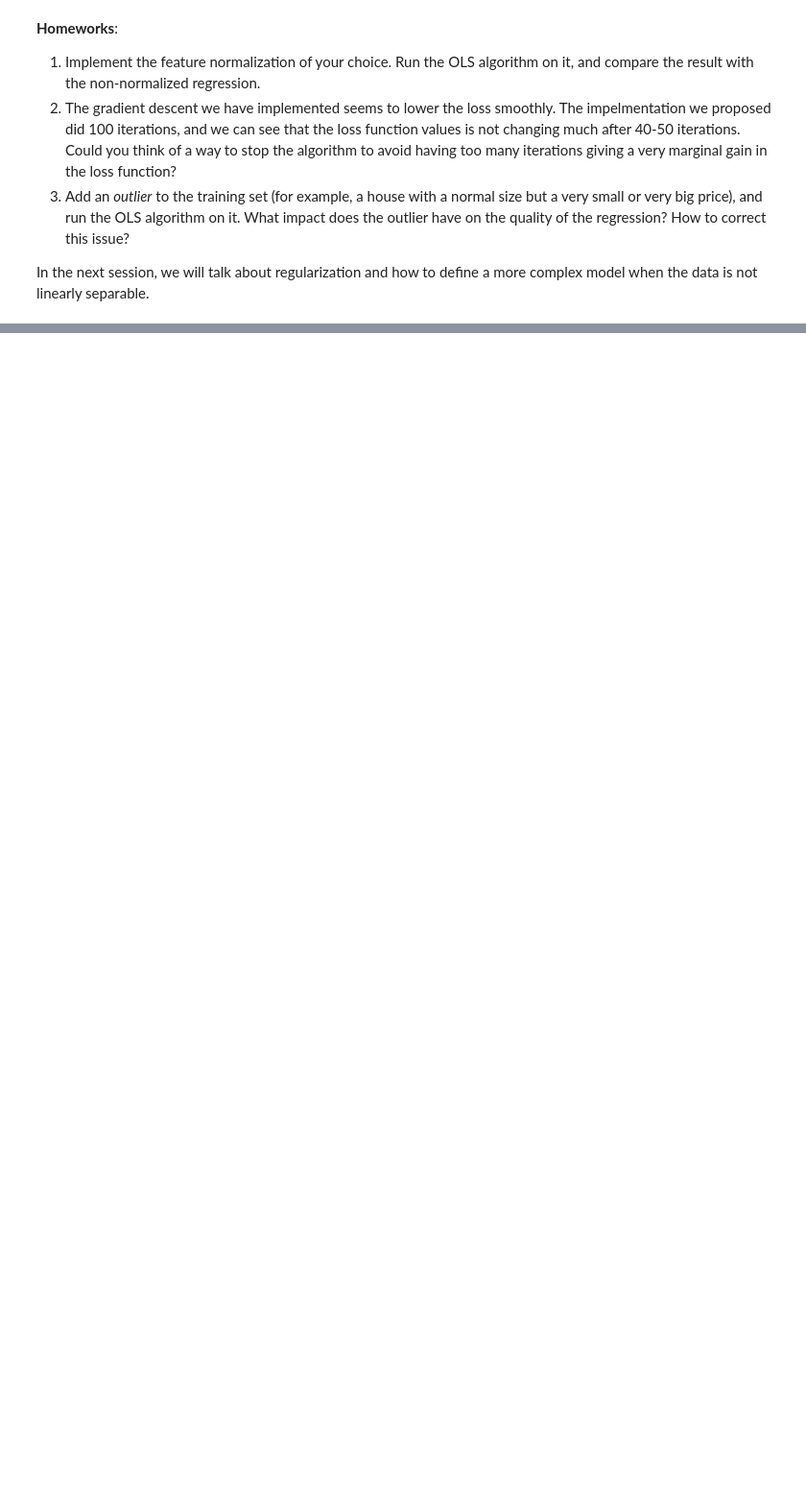
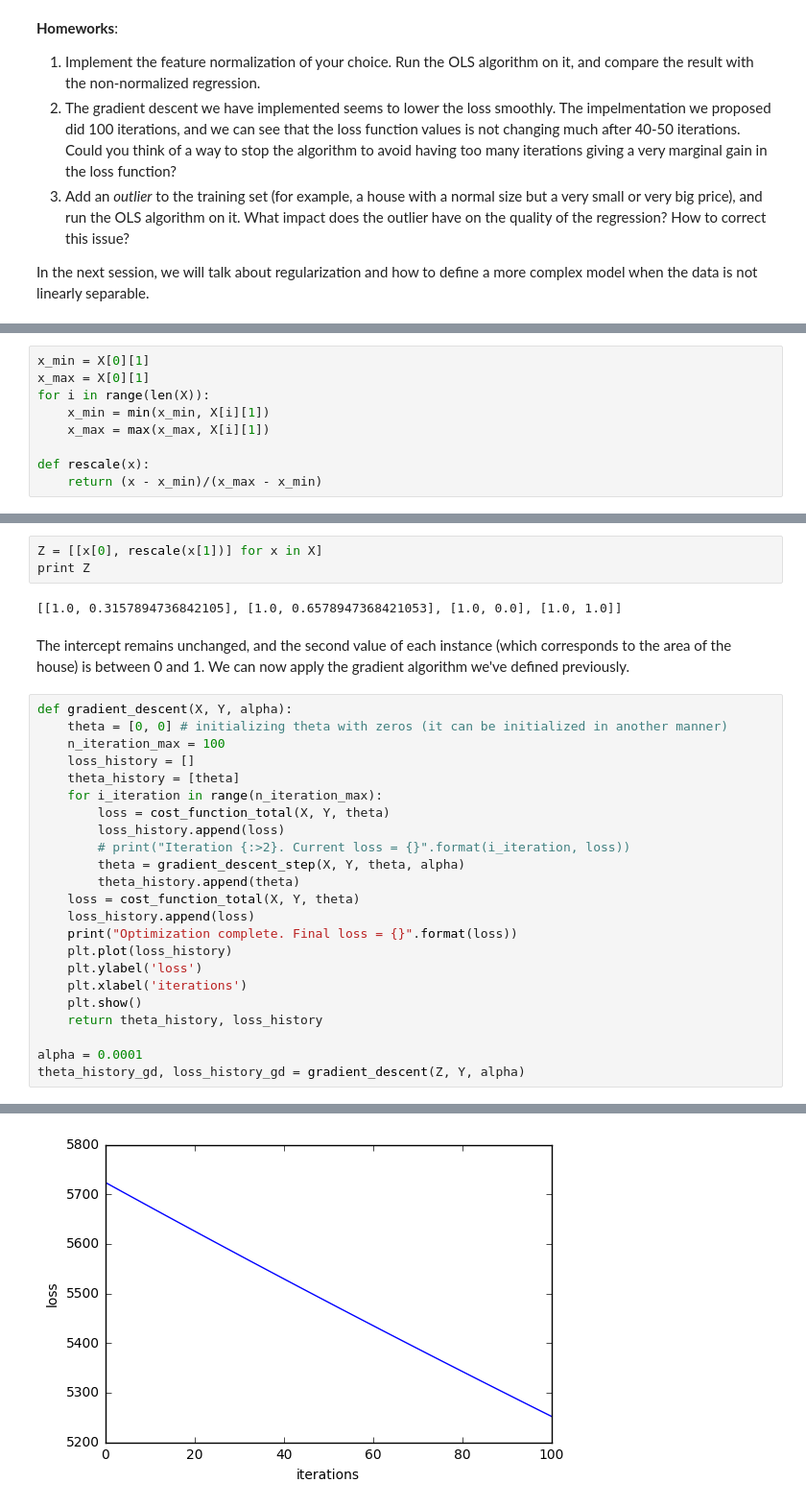
Before and after one commit to azubiolo/lectures, a Jupyter notebook: ml_from_scratch/4_least-squares_continued/least-squares.ipynb, the cells around one changed output, grey strips where cells are left out. Shown at 96% size. Saved outputs shown, nothing was run; the diff lists cells and outputs as text; blank space fills up the shorter version.

```diff
--- a/ml_from_scratch/4_least-squares_continued/least-squares.ipynb
+++ b/ml_from_scratch/4_least-squares_continued/least-squares.ipynb
@@ -382,0 +389,9 @@ In the next session, we will talk about regularization and how to define a more
+# %%
+x_min = X[0][1]
+x_max = X[0][1]
+for i in range(len(X)):
+    x_min = min(x_min, X[i][1])
+    x_max = max(x_max, X[i][1])
+
+def rescale(x):
+    return (x - x_min)/(x_max - x_min)
@@ -382,0 +402,31 @@ In the next session, we will talk about regularization and how to define a more
+# %%
+Z = [[x[0], rescale(x[1])] for x in X]
+print Z
+# %% [output]
+[[1.0, 0.3157894736842105], [1.0, 0.6578947368421053], [1.0, 0.0], [1.0, 1.0]]
+# %% [markdown]
+The intercept remains unchanged, and the second value of each instance (which corresponds to the area of the house) is between 0 and 1. We can now apply the gradient algorithm we've defined previously.
+# %%
+def gradient_descent(X, Y, alpha):
+    theta = [0, 0] # initializing theta with zeros (it can be initialized in another manner)
+    n_iteration_max = 100
+    loss_history = []
+    theta_history = [theta]
+    for i_iteration in range(n_iteration_max):
+        loss = cost_function_total(X, Y, theta)
+        loss_history.append(loss)
+        # print("Iteration {:>2}. Current loss = {}".format(i_iteration, loss))
+        theta = gradient_descent_step(X, Y, theta, alpha)
+        theta_history.append(theta)
+    loss = cost_function_total(X, Y, theta)
+    loss_history.append(loss)
+    print("Optimization complete. Final loss = {}".format(loss))
+    plt.plot(loss_history)
+    plt.ylabel('loss')
+    plt.xlabel('iterations')
+    plt.show()
+    return theta_history, loss_history
+
+alpha = 0.0001
+theta_history_gd, loss_history_gd = gradient_descent(Z, Y, alpha)
+# %% [output]
@@ -382,0 +434 @@ In the next session, we will talk about regularization and how to define a more
+[figure, added]
```
Also changed, not shown: parts of 26 cells of this notebook.
